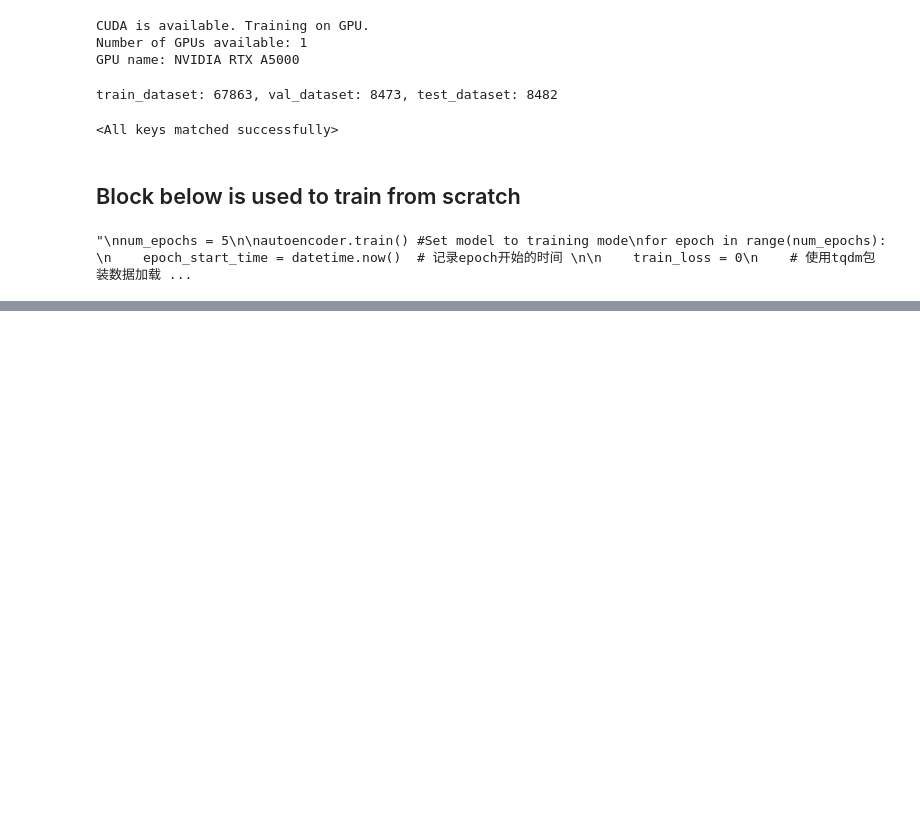
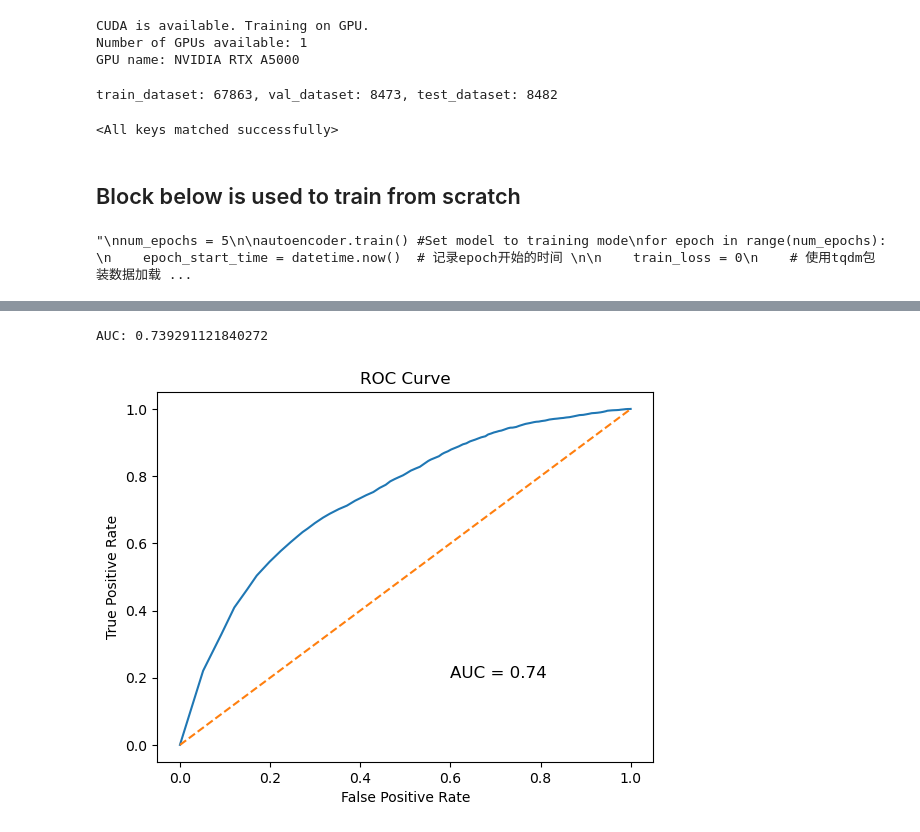
Before and after one commit to oxygen-TW/DLMI_course_project, a Jupyter notebook: evaluate.ipynb, the cells around one changed output, grey strips where cells are left out. Cells and saved outputs as stored; diff of their text form; code cells hidden in the pictures; blank space fills up the shorter version.

```diff
--- a/evaluate.ipynb
+++ b/evaluate.ipynb
@@ -305,3 +309,22 @@ Accuracy: 0.7044329167649139, F1: 0.7423167848699763, recall: 0.8514501296863947
 # print(f"Precision: {precision:.4f}")
 # print(f"Recall: {recall:.4f}")
 # print(f"Specificity: {specificity:.4f}")
+# %%
+clf = OneClassSVM(kernel='linear', nu=0.1)
+clf.fit(negative_data.reshape(-1, 1))
+
+y_pred = clf.predict(np.array(test_loss).reshape(-1, 1))
+y_pred = [1 if x == -1 else 0 for x in y_pred]
+
+tp = sum([1 for i in range(len(y_pred)) if y_pred[i] == 1 and y_true[i] == 1])
+tn = sum([1 for i in range(len(y_pred)) if y_pred[i] == 0 and y_true[i] == 0])
+fp = sum([1 for i in range(len(y_pred)) if y_pred[i] == 1 and y_true[i] == 0])
+fn = sum([1 for i in range(len(y_pred)) if y_pred[i] == 0 and y_true[i] == 1])
+
+#Calculate F1 score
+precision = tp / (tp + fp)
+recall = tp / (tp + fn)
+f1 = 2 * precision * recall / (precision + recall)
+accuracy = (tp + tn) / (tp + tn + fp + fn)
+
+print(f"Accuracy: {accuracy}, F1: {f1}, recall: {recall}, precision: {precision}")
@@ -307,0 +375,31 @@ Accuracy: 0.7044329167649139, F1: 0.7423167848699763, recall: 0.8514501296863947
+# %%
+x = [i[1] for i in roc_data]
+y = [i[0] for i in roc_data]
+
+# Sort the roc_data based on FPR (x values)
+sorted_roc_data = sorted(zip(x, y))
+
+# Recalculate x and y after sorting
+x_sorted = [i[0] for i in sorted_roc_data]
+y_sorted = [i[1] for i in sorted_roc_data]
+
+# Calculate AUC using the trapezoidal rule
+auc = 0
+for i in range(1, len(x_sorted)):
+    auc += (y_sorted[i] + y_sorted[i-1]) * (x_sorted[i] - x_sorted[i-1]) / 2
+
+print(f"AUC: {auc}")
+
+plt.plot(x, y)
+plt.plot([0, 1], [0, 1], linestyle='--')
+plt.plot(fpr, tpr, label='ROC curve (AUC = %0.2f)' % auc)
+plt.text(0.6, 0.2, 'AUC = %0.2f' % auc, fontsize=12)
+
+plt.xlabel('False Positive Rate')
+plt.ylabel('True Positive Rate')
+plt.title('ROC Curve')
+plt.savefig('roc_curve.png')
+plt.show()
+# %% [output]
+AUC: 0.739291121840272
+[figure, added]
```
Also changed, not shown: parts of 10 cells of this notebook, 4 other files.
